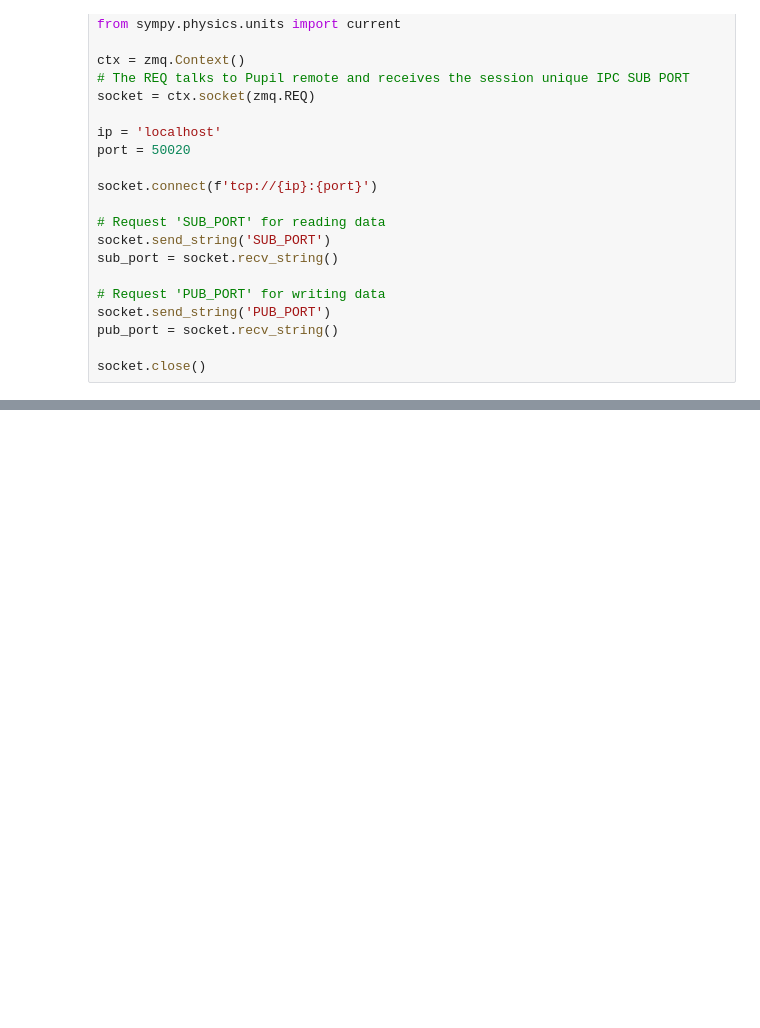
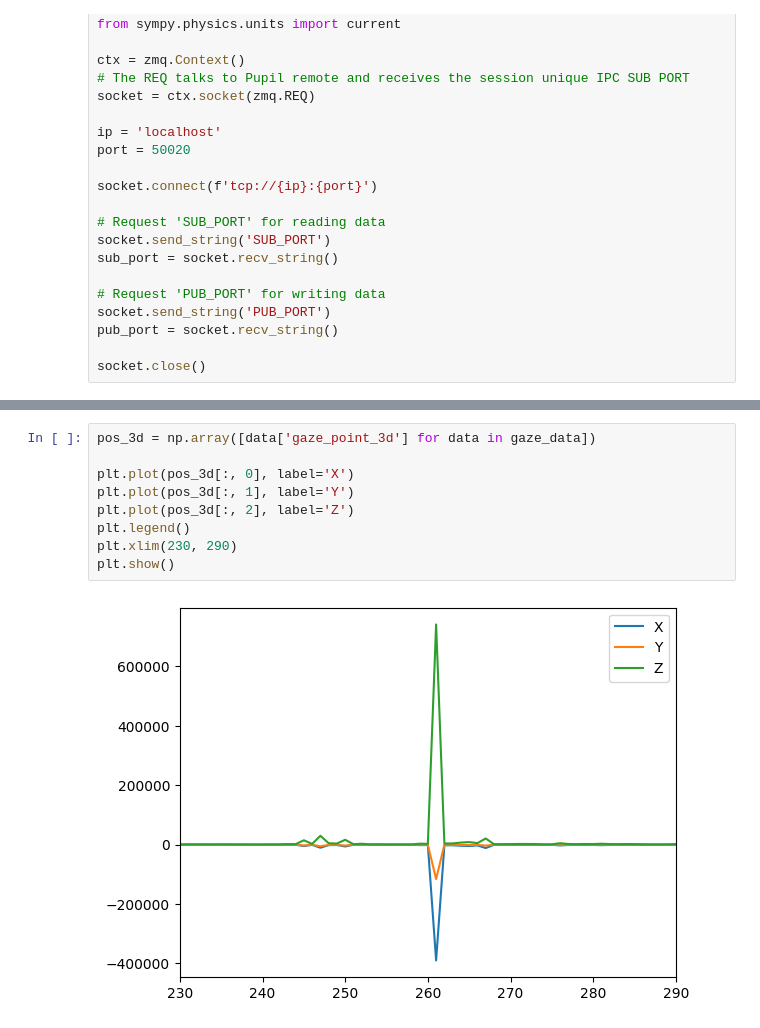
Before and after one commit to Tobivanceobi/IMP_Magical_Gaze-based_Device_Control, a Jupyter notebook: Data_Analysis/Gaze_Plotting.ipynb, the cells around one changed output, grey strips where cells are left out. Cells and saved outputs as stored; diff of their text form; blank space fills up the shorter version.

```diff
--- a/Data_Analysis/Gaze_Plotting.ipynb
+++ b/Data_Analysis/Gaze_Plotting.ipynb
@@ -235,0 +308,11 @@ fig.savefig('../.local/plots/head_movement/fixation_during_head_movement_left.pn
+# %%
+pos_3d = np.array([data['gaze_point_3d'] for data in gaze_data])
+
+plt.plot(pos_3d[:, 0], label='X')
+plt.plot(pos_3d[:, 1], label='Y')
+plt.plot(pos_3d[:, 2], label='Z')
+plt.legend()
+plt.xlim(230, 290)
+plt.show()
+# %% [output]
+[figure, added]
```
Also changed, not shown: parts of 9 cells of this notebook, 5 other files.
